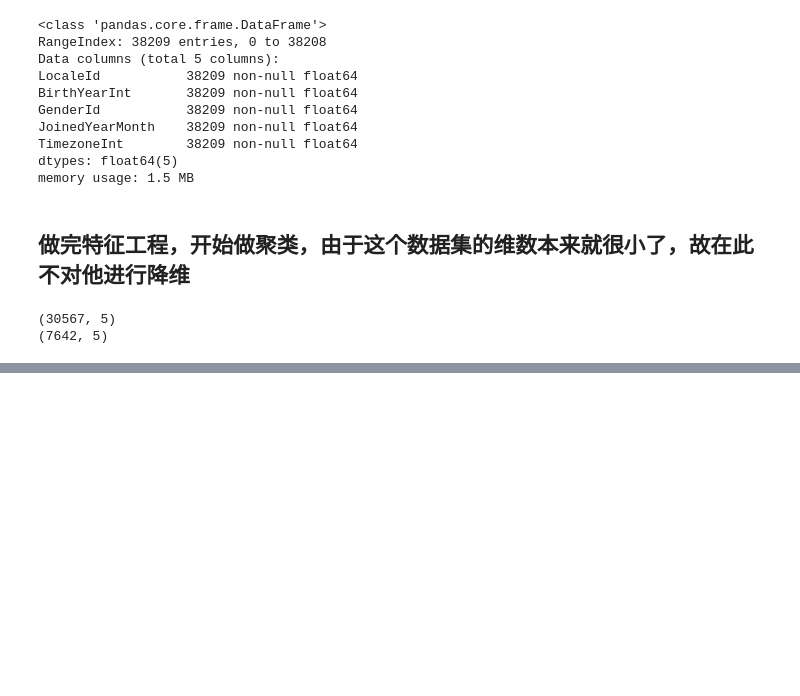
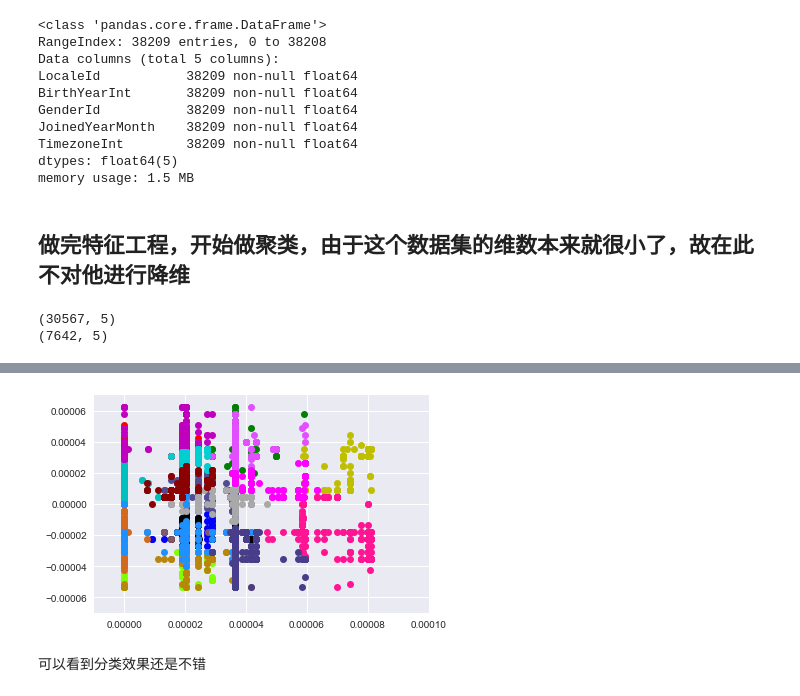
Before and after one commit to BlingW/Clustering, a Jupyter notebook: Clustering_Kmeans_.ipynb, the cells around one changed output, grey strips where cells are left out. Drawn from its saved outputs; the diff is of its cells as text; code cells hidden in the pictures; blank space fills up the shorter version.

Commit message:
plot

```diff
--- a/Clustering_Kmeans_.ipynb
+++ b/Clustering_Kmeans_.ipynb
@@ -248,2 +248,17 @@ user_data_Predict.head()
 # %%
 user_data_Predict.to_csv('users_MiniBatchKMeans_Pre.csv')
+# %%
+colors = ['b','g','r','k','c','m','y','#e24fff','#524C90','#845868','chartreuse','chocolate','darkgray','darkgoldenrod','darkturquoise','deeppink','dodgerblue','darkred','darkslateblue','fuchsia']
+
+for i in range(20):
+    part_of_preddict = user_data_Predict[user_data_Predict["cluster_20"] == i]
+    x_data = part_of_preddict['LocaleId']
+    y_data = part_of_preddict['TimezoneInt']
+    plt.scatter(x_data,y_data,color=colors[i],linewidths=0.0001)
+
+plt.axis([-0.00001,0.0001,-0.00007,0.00007])
+plt.show()
+# %% [output]
+[figure, added]
+# %% [markdown]
+可以看到分类效果还是不错
```
Also changed, not shown: parts of 5 cells of this notebook, 1 other file.
